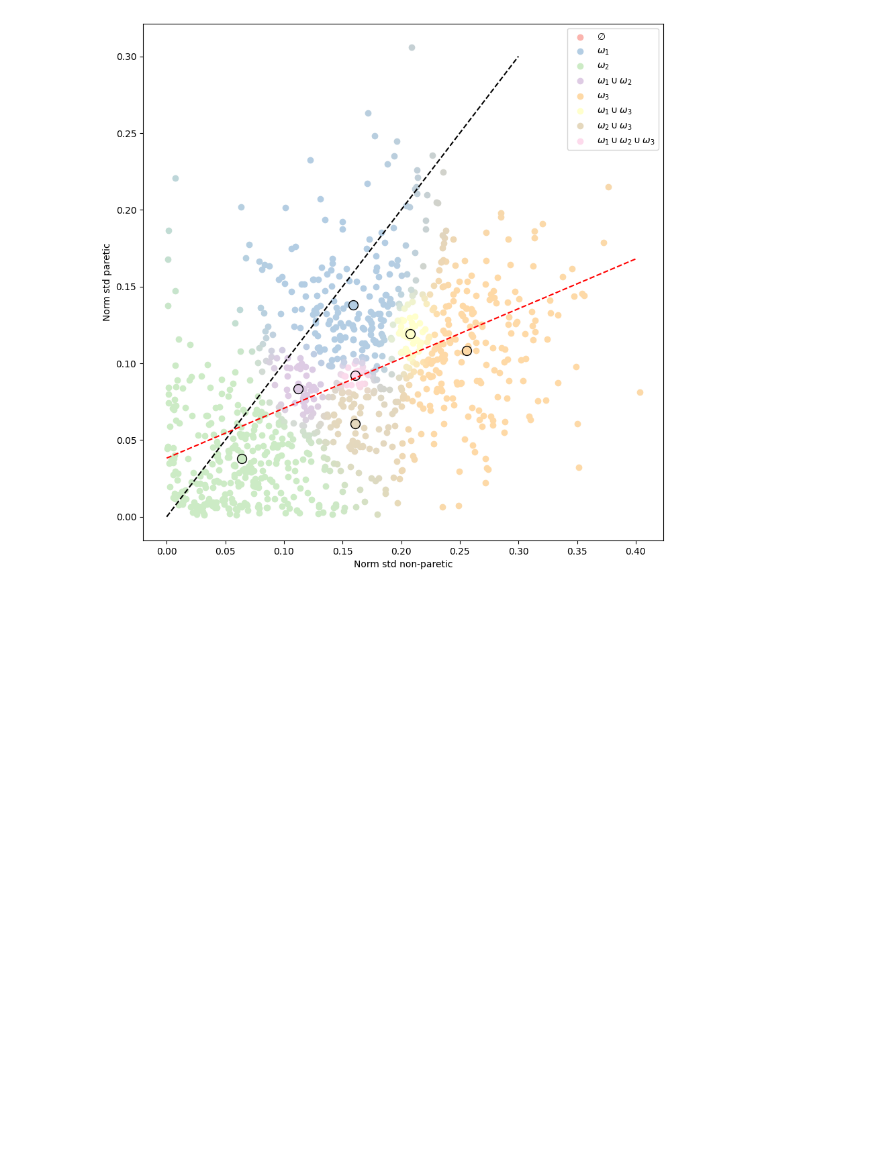
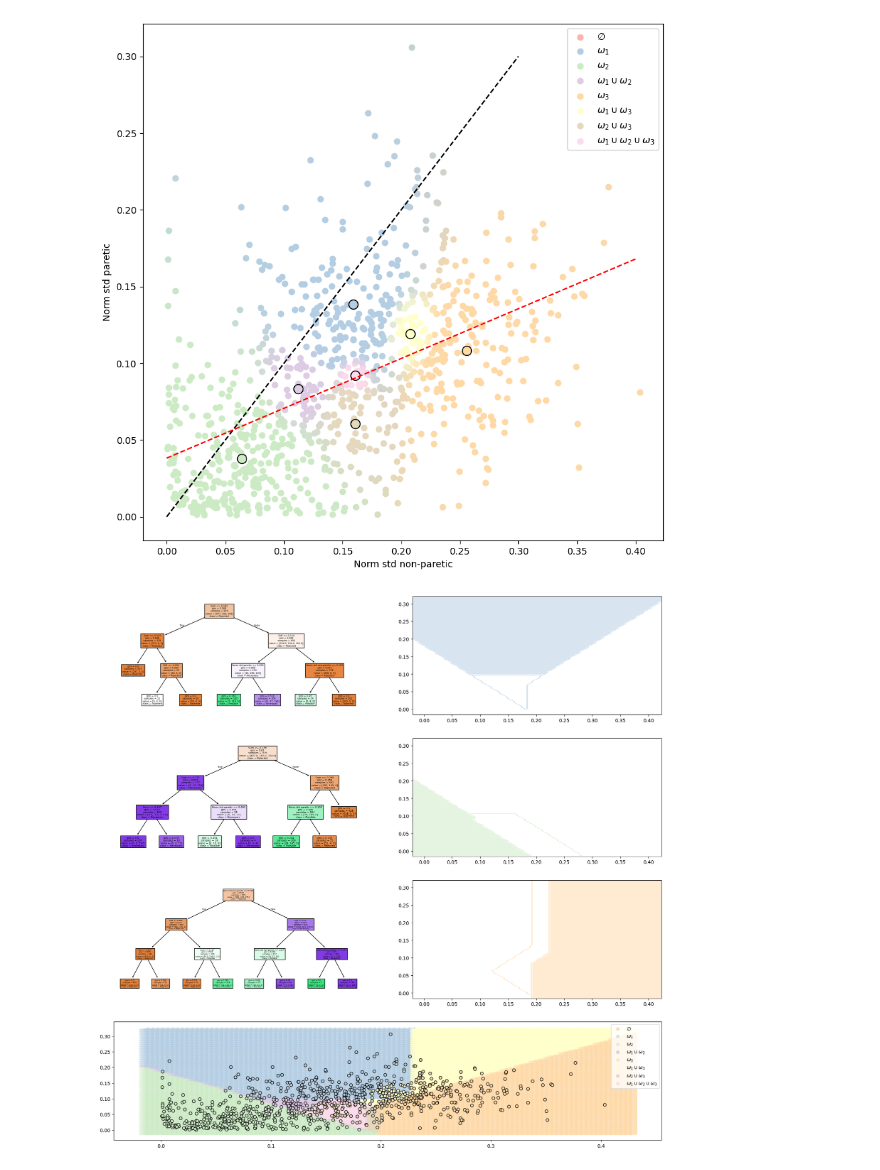
Before and after one commit to victorsouza89/rearm-actimetry-exploring, a Jupyter notebook: easy_clustering.ipynb, the cells around one changed output. Saved outputs shown, nothing was run; the diff lists cells and outputs as text; code cells hidden in the pictures; blank space fills up the shorter version.

Commit message:
drafted functional clustering and worked on explaining results by using dts

```diff
--- a/easy_clustering.ipynb
+++ b/easy_clustering.ipynb
@@ -427,3 +473,83 @@ plt.show()
 # %% [output]
 [0.32438955]
 [figure]
+# %%
+xmin, xmax = ax.get_xlim()
+ymin, ymax = ax.get_ylim()
+# %%
+def get_y(cluster_n):
+    possible = np.array([int(nd_classes[cluster_n] == 1) for nd_classes in model['Ynd']])
+    necessary = np.array([int(nd_classes[cluster_n] == 1 and np.sum(nd_classes) == 1) for nd_classes in model['Ynd']])
+
+    return possible + necessary
+# %%
+classes = get_y(0)
+# %%
+from sklearn.tree import DecisionTreeClassifier
+from sklearn.tree import plot_tree
+
+def create_trees():
+    fig, axs = plt.subplots(number_clusters + 1, 2, figsize=(20, 20))
+    trees = []
+    for cluster_n in range(number_clusters):
+        classes = get_y(cluster_n)
+        tree = DecisionTreeClassifier(max_depth=3)
+        trees.append(tree)
+
+        sum_features = features[:,0] + features[:,1]
+        diff_features = features[:,0] - features[:,1]
+
+        features_tree = np.concatenate((features, sum_features.reshape(-1, 1), diff_features.reshape(-1, 1)), axis=1)
+
+        tree.fit(features_tree, classes)
+
+        plot_tree(tree, ax=axs[cluster_n, 0], feature_names=['Norm std non-paretic', 'Norm std paretic', 'Sum', 'Diff'], class_names=['Rejected', 'Possible', 'Necessary'], filled=True)
+
+        X, Y = np.meshgrid(np.linspace(xmin, xmax, 100), np.linspace(ymin, ymax, 100))
+        Z = tree.predict(np.column_stack((X.ravel(), Y.ravel(), X.ravel() + Y.ravel(), X.ravel() - Y.ravel()
+                                          ))).reshape(X.shape)
+
+        k = [i for i in range(len(F)) if F[i, cluster_n] == 1 and np.sum(F[i]) == 1][0]
+        nec_col = focal_colors[k]
+        pos_col = focal_colors[k]
+        pos_col[-1] = 0.5
+        rej_col = np.array([1, 1, 1])
+
+        axs[cluster_n, 1].contourf(X, Y, Z, colors=[rej_col, pos_col, nec_col], linestyles=None)
+
+    X, Y = np.meshgrid(np.linspace(xmin, xmax, 100), np.linspace(ymin, ymax, 100))
+    step_x = X[1, 1] - X[0, 0]
+    step_y = Y[1, 1] - Y[0, 0]
+    Zs = np.array([tree.predict(np.column_stack((X.ravel(), Y.ravel(), X.ravel() + Y.ravel(), X.ravel() - Y.ravel()))).reshape(X.shape) for tree in trees])
+
+    max_conviction = np.max(Zs, axis=0)
+    # repeat the max conviction to have the same shape as Zs
+    max_conviction = np.repeat(max_conviction[np.newaxis, :, :], number_clusters, axis=0)
+    nd_predicted = Zs == max_conviction
+
+    gs = axs[number_clusters, 0].get_gridspec()
+    for axbig in axs[number_clusters, :]:
+        axbig.remove()
+    axbig = fig.add_subplot(gs[number_clusters, :])
+
+    # for each point (combnation of axis 1 and 2)
+    for i in range(X.shape[0]):
+        for j in range(X.shape[1]):
+            k = np.argmax(np.sum(nd_predicted[:, i, j] == F, axis=1))
+            color = focal_colors[k]
+
+            axbig.fill_between([X[i, j], X[i, j] + 2*step_x], [Y[i, j], Y[i, j]], [Y[i, j], Y[i, j] + 2*step_y], color=color)
+
+    for i in range(len(features)):
+        axbig.scatter(features[i, 0], features[i, 1], color=colors[i], edgecolors='black')
+
+    for i in range(len(focal_sets)):
+        axbig.scatter([], [], color=focal_colors[i], label=focal_sets[i])
+
+    axbig.legend(loc='upper right')
+
+    plt.show()
+
+create_trees()
+# %% [output]
+[figure, added]
```
Also changed, not shown: parts of 13 cells of this notebook, 2 other files.
